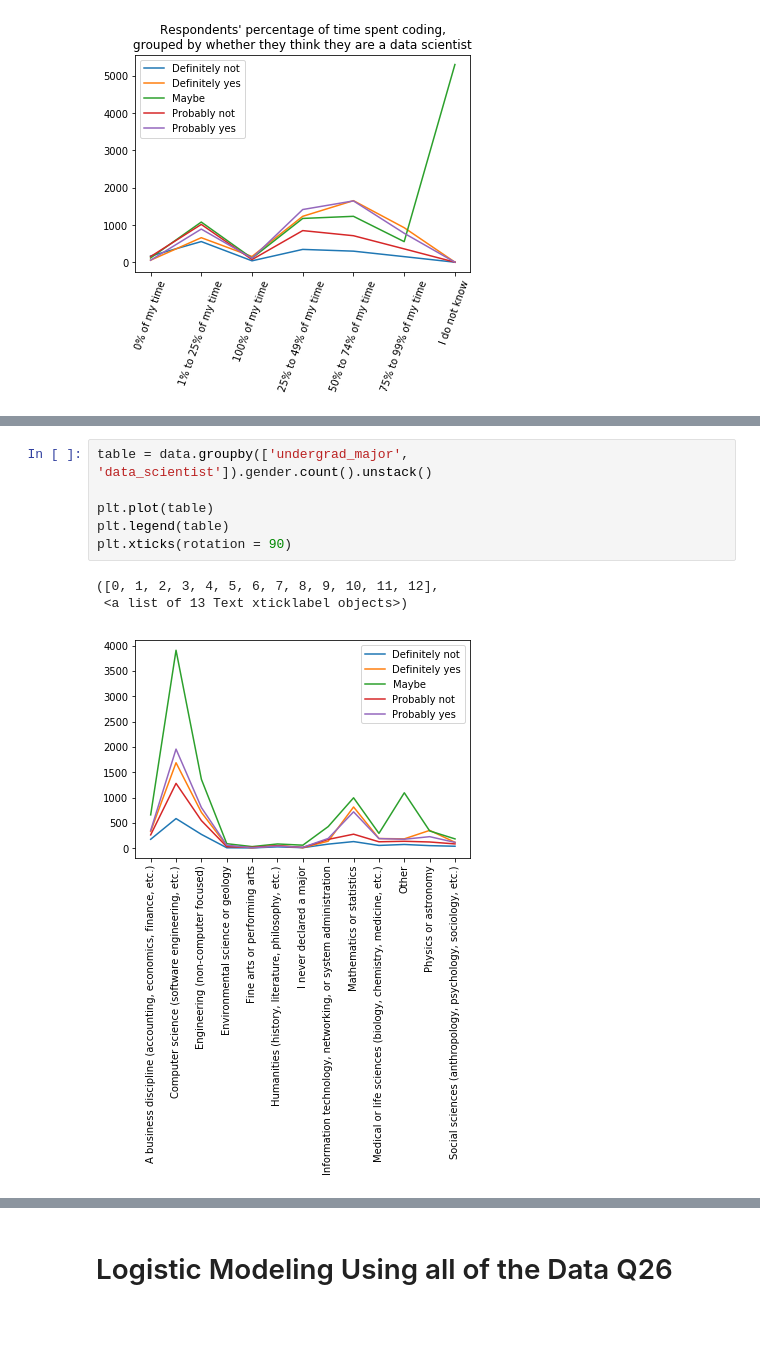
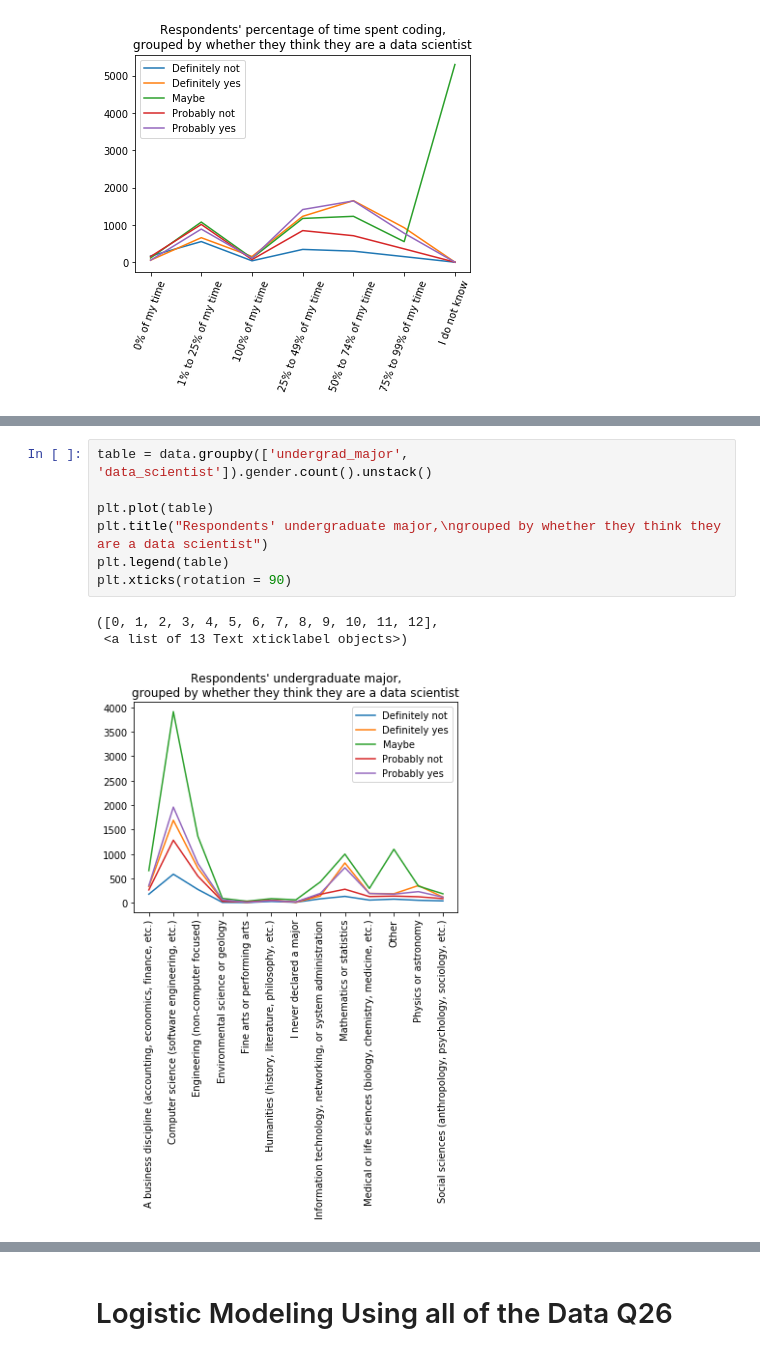
Before and after one commit to iris-liu0312/Stats-131-final, a Jupyter notebook: FINAL_131_project_code.ipynb, the cells around one changed output, grey strips where cells are left out. Cells and saved outputs as stored; diff of their text form; blank space fills up the shorter version.

```diff
--- a/FINAL_131_project_code.ipynb
+++ b/FINAL_131_project_code.ipynb
@@ -311,13 +313,14 @@ plt.xticks(rotation = 70)
 # %%
 table = data.groupby(['undergrad_major', 'data_scientist']).gender.count().unstack()
 
 plt.plot(table)
+plt.title("Respondents' undergraduate major,\ngrouped by whether they think they are a data scientist")
 plt.legend(table)
 plt.xticks(rotation = 90)
 # %% [output]
 ([0, 1, 2, 3, 4, 5, 6, 7, 8, 9, 10, 11, 12],
  <a list of 13 Text xticklabel objects>)
-[figure, old version]
+[figure, new version]
 # %%
 table = data.groupby(['employer_ml', 'data_scientist']).gender.count().unstack()
 
```
Also changed, not shown: parts of 5 cells of this notebook.
